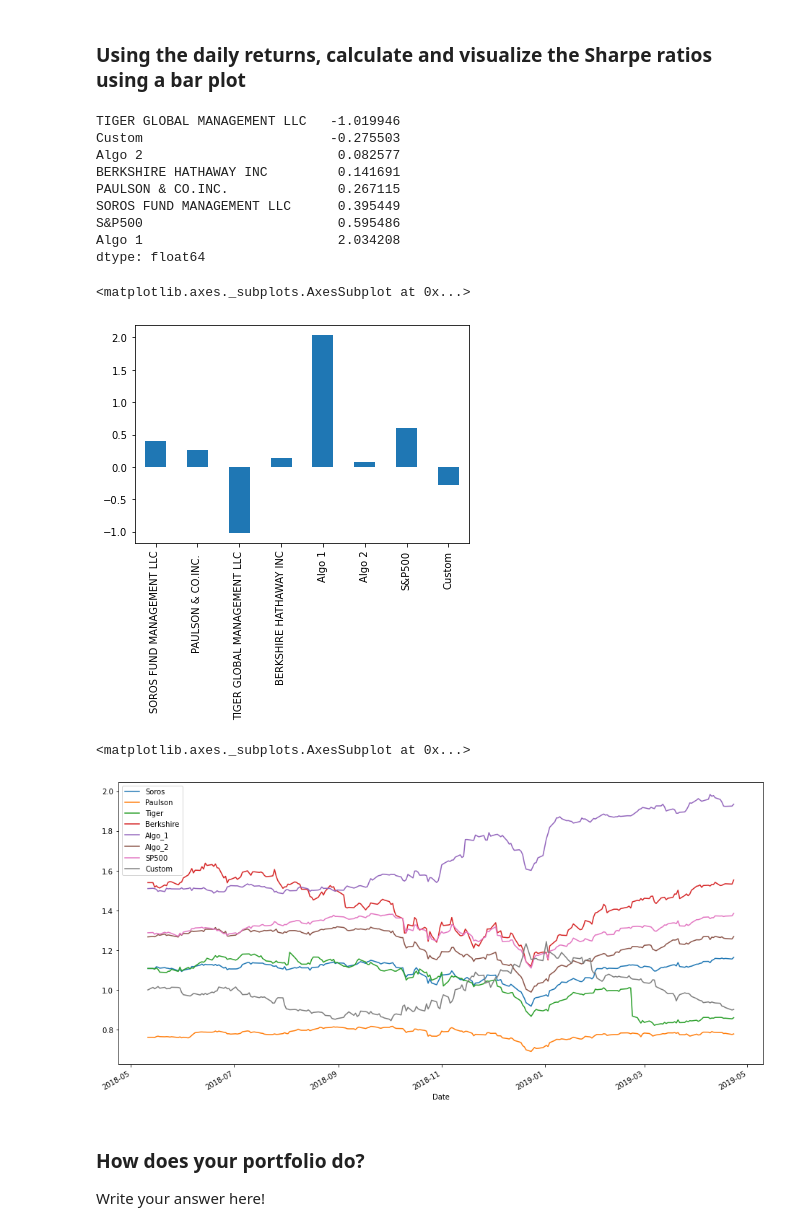
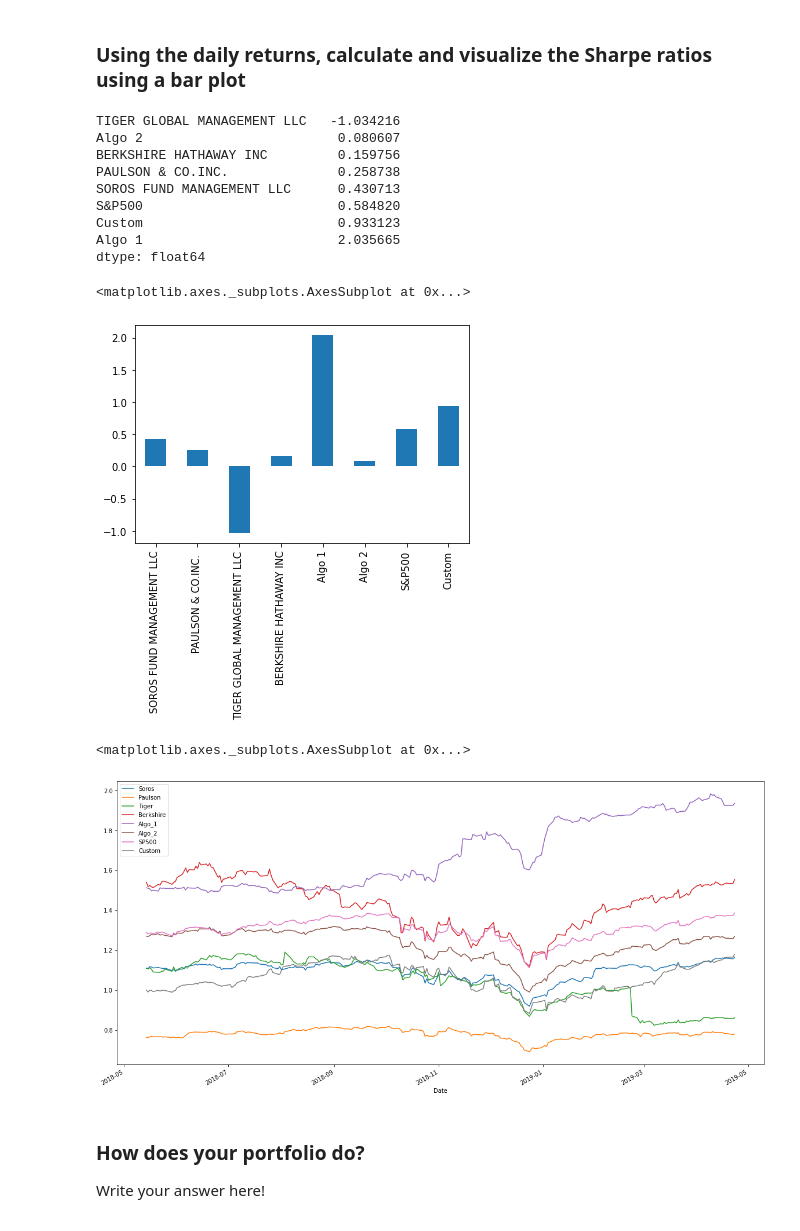
Before and after one commit to jer-radcliffe/A_Whale_Off_the_Port-folio-, a Jupyter notebook: whale_analysis.ipynb, the cells around one changed output. Drawn from its saved outputs; the diff is of its cells as text; code cells hidden in the pictures.

```diff
--- a/whale_analysis.ipynb
+++ b/whale_analysis.ipynb
@@ -505,7 +510,7 @@ custom_portfolio.head()
 | 2018-05-17 | 186.99 | 199.60 | 1078.59 |
 # %%
 # Calculate daily returns
-cust_port_daily_returns = custom_porfolio.pct_change()
+cust_port_daily_returns = custom_portfolio.pct_change()
 cust_port_daily_returns.sort_index(inplace=True)
 
 # Drop NAs
@@ -641,28 +653,28 @@ Beta is = 0.10679784375189856
 sharpe_ratios = (daily_returns.mean() * 252) / (daily_returns.std() * np.sqrt(252))
 sharpe_ratios.sort_values()
 # %% [output]
-TIGER GLOBAL MANAGEMENT LLC   -1.019946
-Custom                        -0.275503
-Algo 2                         0.082577
-BERKSHIRE HATHAWAY INC         0.141691
-PAULSON & CO.INC.              0.267115
-SOROS FUND MANAGEMENT LLC      0.395449
-S&P500                         0.595486
-Algo 1                         2.034208
+TIGER GLOBAL MANAGEMENT LLC   -1.034216
+Algo 2                         0.080607
+BERKSHIRE HATHAWAY INC         0.159756
+PAULSON & CO.INC.              0.258738
+SOROS FUND MANAGEMENT LLC      0.430713
+S&P500                         0.584820
+Custom                         0.933123
+Algo 1                         2.035665
 dtype: float64
 # %%
 # Visualize the sharpe ratios as a bar plot
 sharpe_ratios.plot(kind='bar')
 # %% [output]
 <matplotlib.axes._subplots.AxesSubplot at 0x...>
-[figure, old version]
+[figure, new version]
 # %%
 cumulative_returns['Custom'] = (1 + daily_returns['Custom']).cumprod()
 cumulative_returns.dropna(inplace=True)
-cumulative_returns.plot(figsize=(16,8))
+cumulative_returns.plot(figsize=(20,10))
 # %% [output]
 <matplotlib.axes._subplots.AxesSubplot at 0x...>
-[figure, old version]
+[figure, new version]
 # %% [markdown]
 ### How does your portfolio do?
 
```
Also changed, not shown: parts of 14 cells of this notebook.
